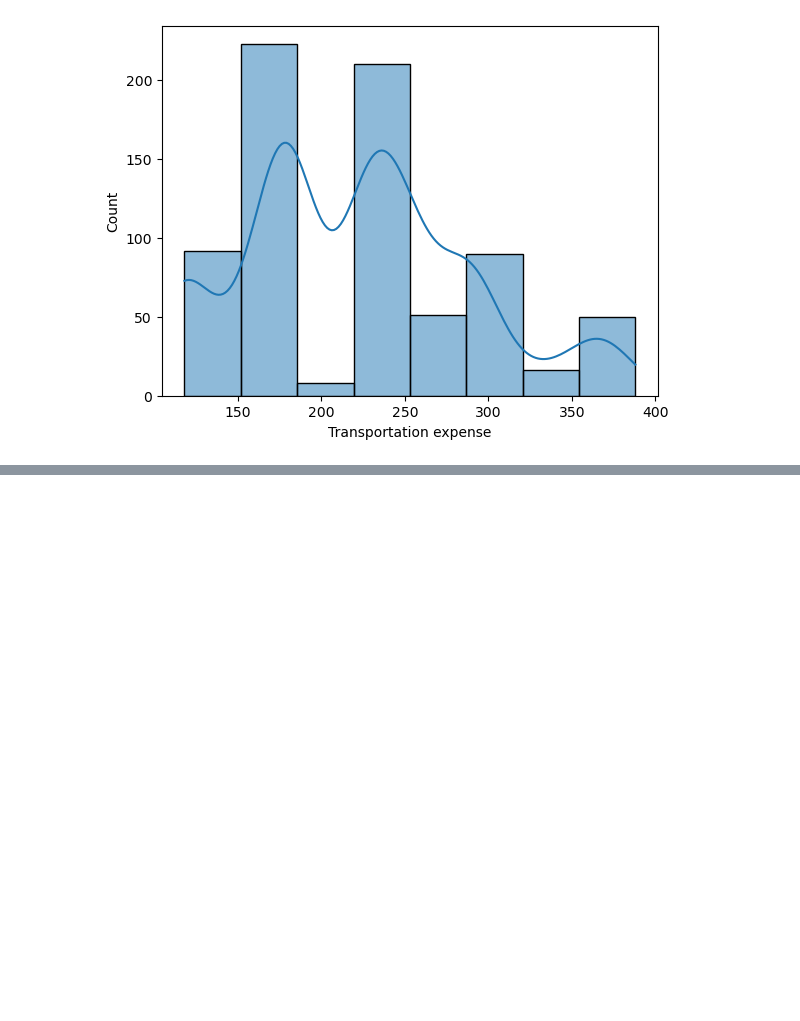
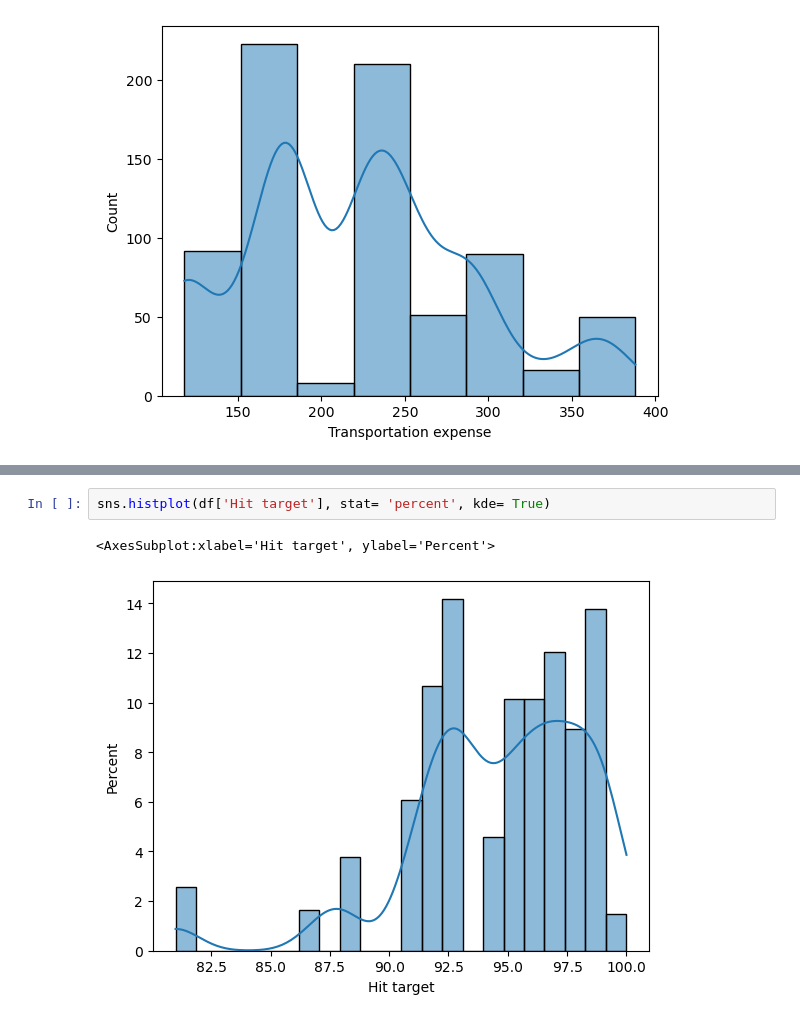
Before and after one commit to opablodantas/UCI-Absenteeism-at-Work-Analysis, a Jupyter notebook: Absenteeism_at_Work_Analysis.ipynb, the cells around one changed output, grey strips where cells are left out. Cells and saved outputs as stored; diff of their text form; blank space fills up the shorter version.

```diff
--- a/Absenteeism_at_Work_Analysis.ipynb
+++ b/Absenteeism_at_Work_Analysis.ipynb
@@ -464,0 +496,5 @@ Name: Transportation expense, dtype: int64
+# %%
+sns.histplot(df['Hit target'], stat= 'percent', kde= True)
+# %% [output]
+<AxesSubplot:xlabel='Hit target', ylabel='Percent'>
+[figure, added]
```
Also changed, not shown: parts of 22 cells of this notebook.
